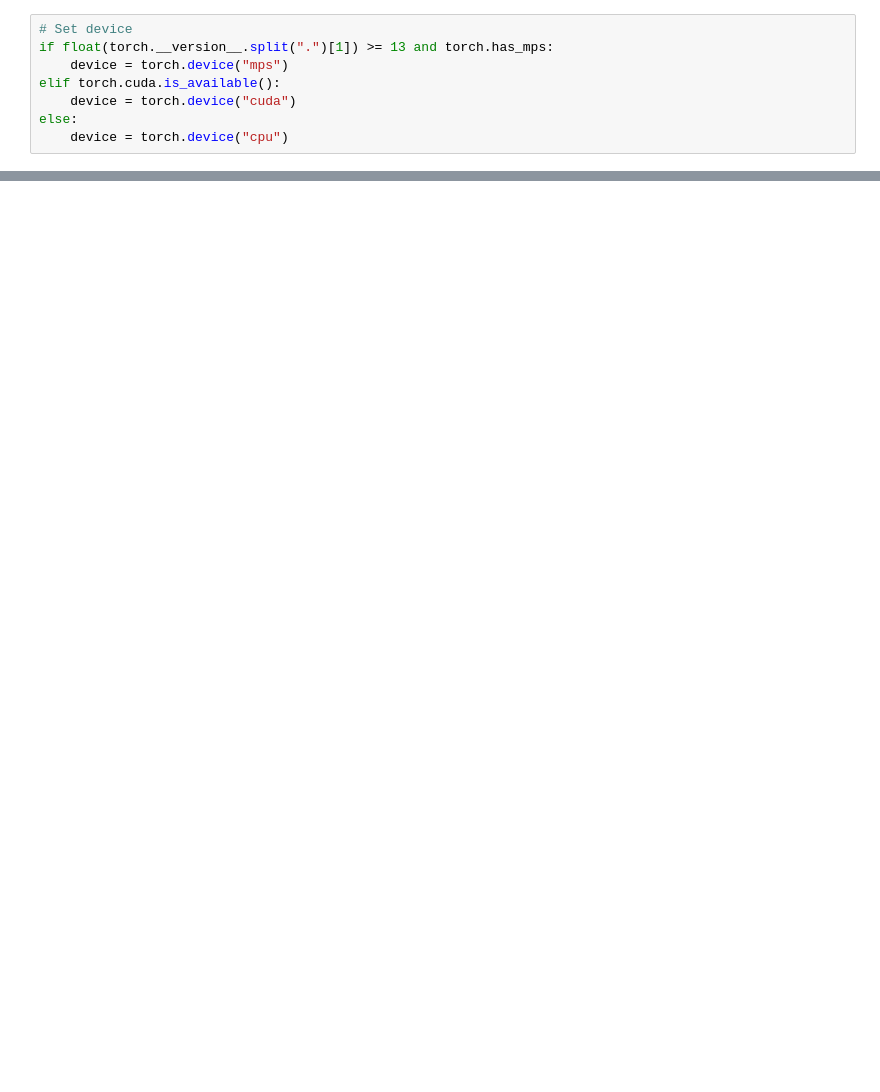
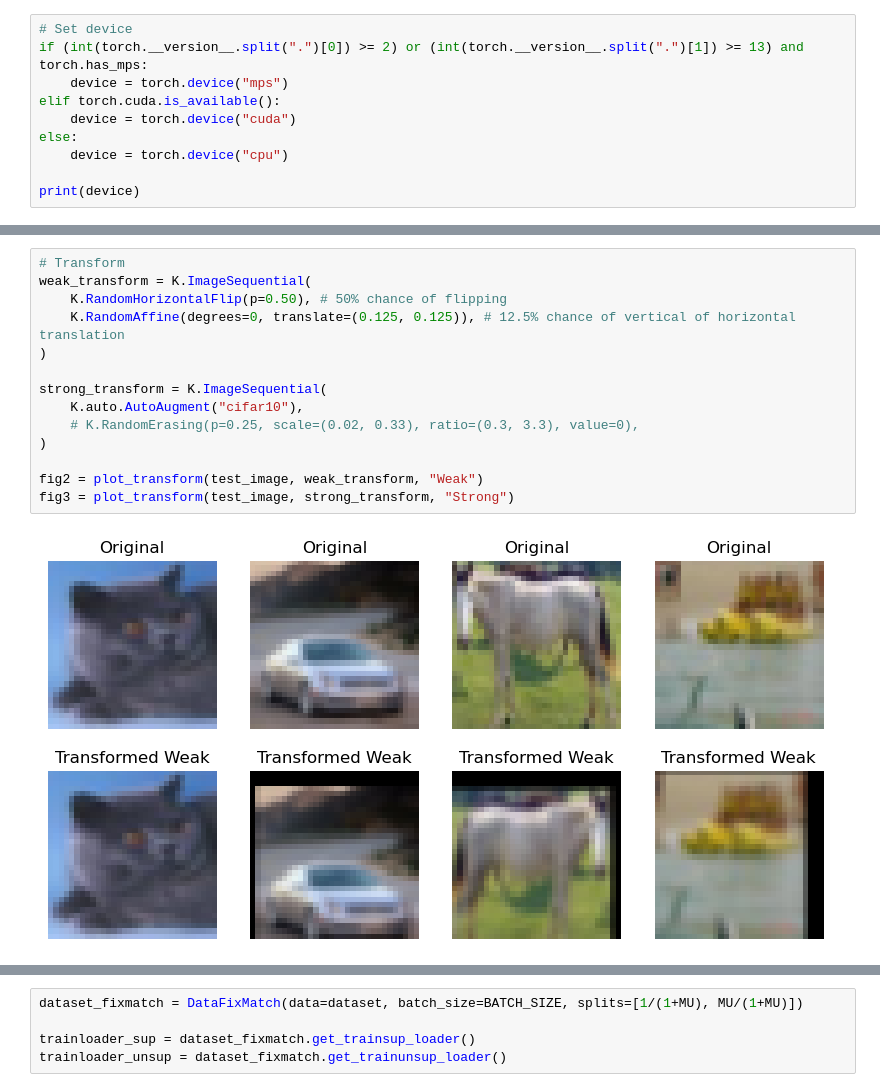
Before and after one commit to julien-blanchon/ProjetFixMatch, a Jupyter notebook: Projet_FixMatch.ipynb, the cells around one changed output, grey strips where cells are left out. Cells and saved outputs as stored; diff of their text form; blank space fills up the shorter version.

```diff
--- a/Projet_FixMatch.ipynb
+++ b/Projet_FixMatch.ipynb
@@ -21,8 +46,10 @@ from torchsummary import summary
 # %%
 # Set device
-if float(torch.__version__.split(".")[1]) >= 13 and torch.has_mps:
+if (int(torch.__version__.split(".")[0]) >= 2) or (int(torch.__version__.split(".")[1]) >= 13) and torch.has_mps:
     device = torch.device("mps")
 elif torch.cuda.is_available():
     device = torch.device("cuda")
 else:
     device = torch.device("cpu")
+
+print(device)
@@ -167,0 +165,16 @@ class ConvNN(nn.Module):
+# %%
+# Transform
+weak_transform = K.ImageSequential(
+    K.RandomHorizontalFlip(p=0.50), # 50% chance of flipping
+    K.RandomAffine(degrees=0, translate=(0.125, 0.125)), # 12.5% chance of vertical of horizontal translation
+)
+
+strong_transform = K.ImageSequential(
+    K.auto.AutoAugment("cifar10"),
+    # K.RandomErasing(p=0.25, scale=(0.02, 0.33), ratio=(0.3, 3.3), value=0),
+)
+
+fig2 = plot_transform(test_image, weak_transform, "Weak")
+fig3 = plot_transform(test_image, strong_transform, "Strong")
+# %% [output]
+[figure, added]
@@ -167,0 +182,5 @@ class ConvNN(nn.Module):
+# %%
+dataset_fixmatch = DataFixMatch(data=dataset, batch_size=BATCH_SIZE, splits=[1/(1+MU), MU/(1+MU)])
+
+trainloader_sup = dataset_fixmatch.get_trainsup_loader()
+trainloader_unsup = dataset_fixmatch.get_trainunsup_loader()
```
Also changed, not shown: parts of 29 cells of this notebook, 5 other files.
